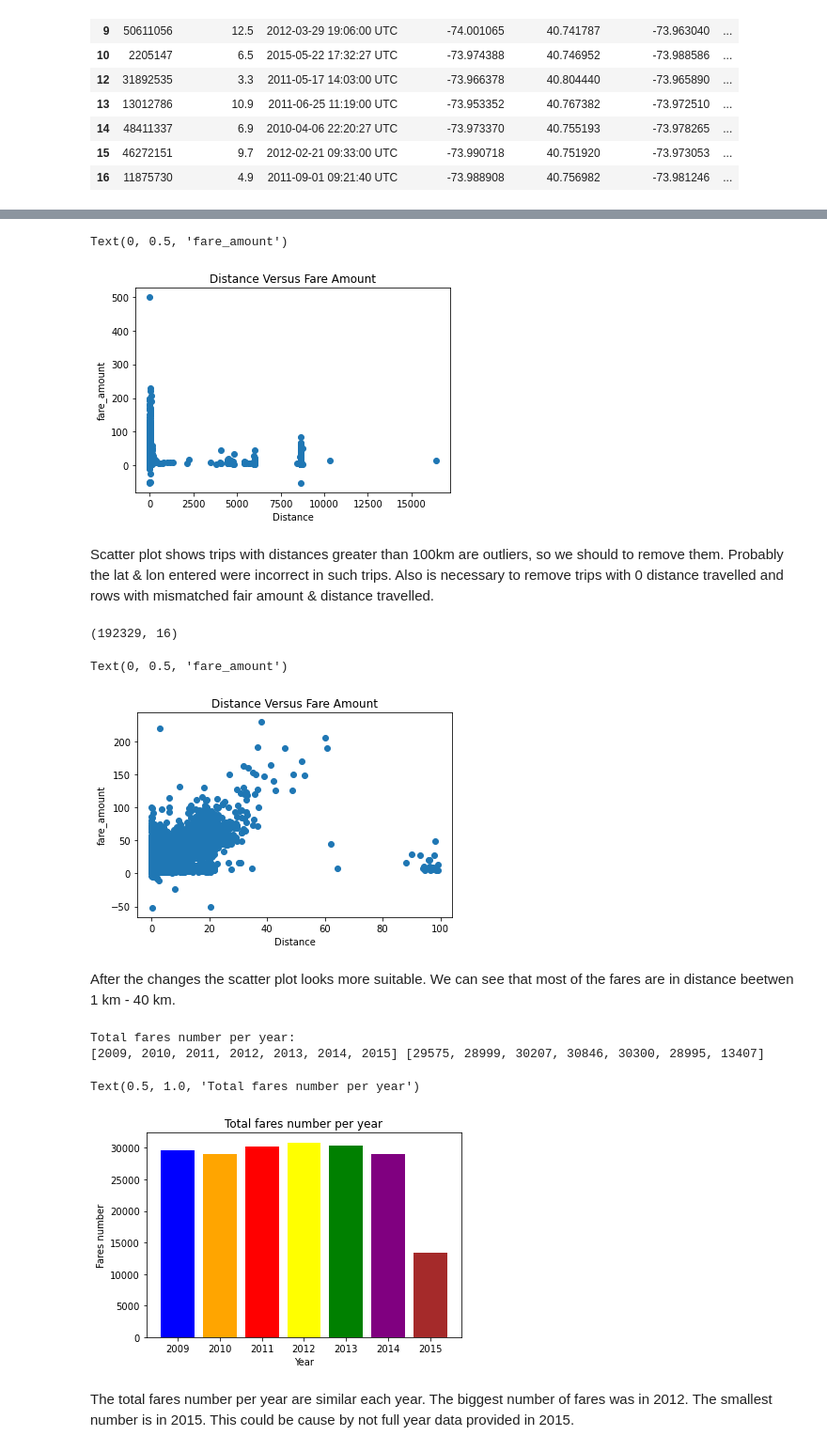
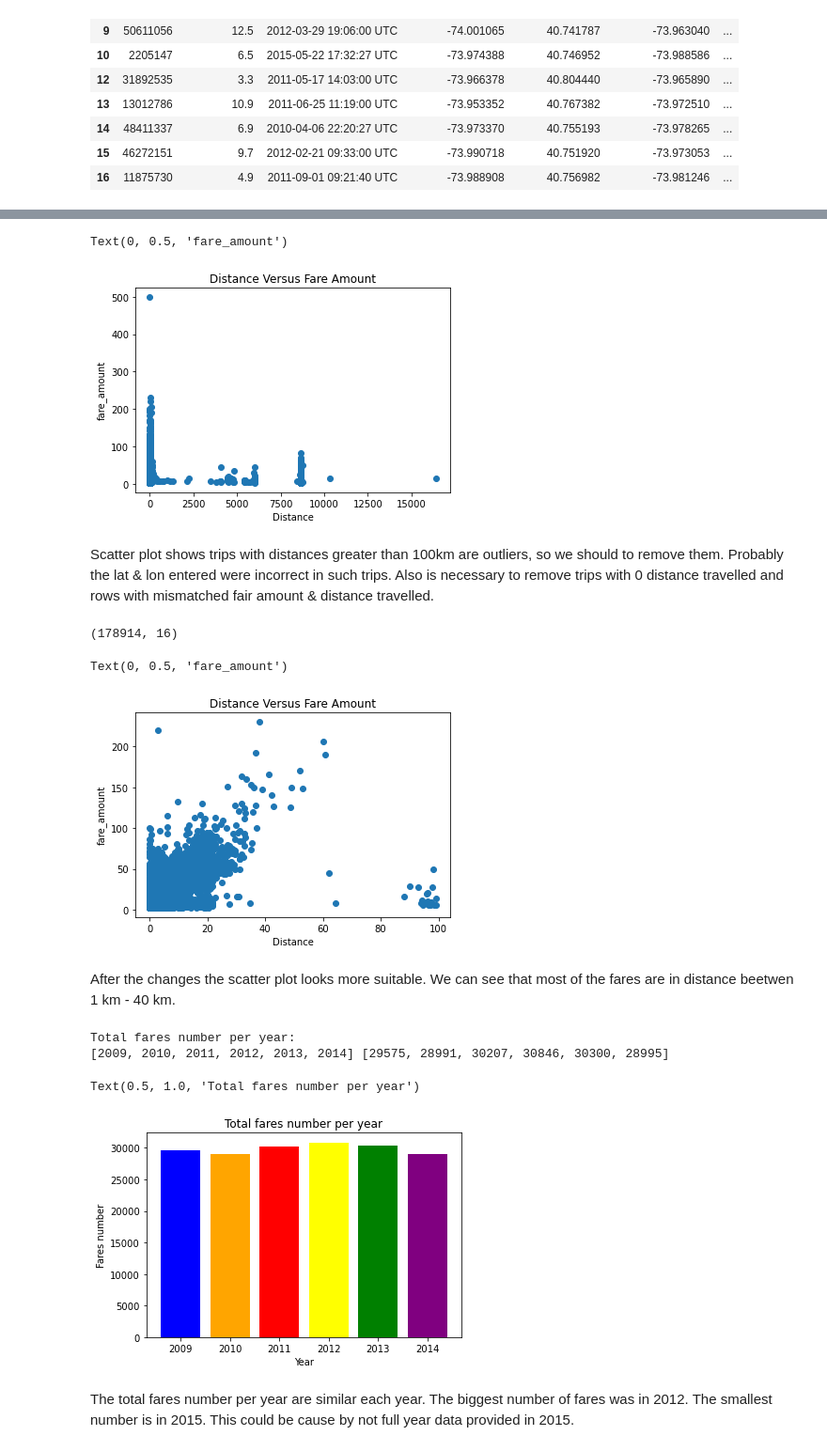
Before and after one commit to Maliha2030/Project1_The_A_Team_Uber, a Jupyter notebook: project_script_marta.ipynb, the cells around one changed output, grey strips where cells are left out. Shown: that part at 94% size. Saved outputs shown, nothing was run; the diff lists cells and outputs as text; code cells hidden in the pictures.

```diff
--- a/project_script_marta.ipynb
+++ b/project_script_marta.ipynb
@@ -71,6 +66,8 @@ uber_file_df.head(15)
 | 15 | 46272151 | 9.7 | 2012-02-21 09:33:00 UTC | -73.990718 | 40.751920 | -73.973053 | ... |
 | 16 | 11875730 | 4.9 | 2011-09-01 09:21:40 UTC | -73.988908 | 40.756982 | -73.981246 | ... |
 # %%
+# Drop N/A values in the dataset
+uber_file_df = uber_file_df.dropna(how='any')
 # Checking the shape of data after changes
 uber_file_df.shape
 # %% [output]
@@ -79,7 +76,7 @@ uber_file_df.shape
 # Delete rows  with 0 passengers and fare amount value
 uber_file_df.drop(uber_file_df[uber_file_df['passenger_count'] == 0].index, inplace = True)
 uber_file_df.drop(uber_file_df[uber_file_df['passenger_count'] == 208].index, inplace = True)
-uber_file_df.drop(uber_file_df[uber_file_df['fare_amount'] == 0].index, inplace = True)
+uber_file_df.drop(uber_file_df[uber_file_df['fare_amount'] < 1].index, inplace = True)
 # %%
 # Checking the shape of data after changes
 uber_file_df.shape
@@ -99,3 +96,7 @@ uber_file_df['counter'] = 1
 
 days = {0:'Mon',1:'Tue',2:'Wed',3:'Thu',4:'Fri',5:'Sat',6:'Sun'}
 uber_file_df['Day of Week'] = uber_file_df['Day of Week'].map(days)
+# %%
+uber_file_df.drop(uber_file_df[uber_file_df['Year'] == 2015].index, inplace = True)
+year_counts = uber_file_df["Year"].value_counts()
+year_counts
@@ -146,7 +144,7 @@ plt.xlabel("Distance")
 plt.ylabel("fare_amount")
 # %% [output]
 Text(0, 0.5, 'fare_amount')
-[figure, old version]
+[figure, new version]
 # %% [markdown]
 Scatter plot shows trips with distances greater than 100km are outliers, so we should to remove them. Probably  the lat & lon entered were incorrect in such trips.
 Also is necessary to remove trips with 0 distance travelled and rows with mismatched fair amount & distance travelled.
@@ -160,7 +158,7 @@ uber_file_df.drop(uber_file_df[(uber_file_df['fare_amount']>100) & (uber_file_df
 # Checking the shape of data after changes
 uber_file_df.shape
 # %% [output]
-(192329, 16)
+(178914, 16)
 # %%
 # Create a scater plot Distance vs Fare Amount after changes done on data frame
 plt.scatter(uber_file_df['Distance'], uber_file_df['fare_amount'])
@@ -169,34 +167,34 @@ plt.xlabel("Distance")
 plt.ylabel("fare_amount")
 # %% [output]
 Text(0, 0.5, 'fare_amount')
-[figure, old version]
+[figure, new version]
 # %% [markdown]
 After the changes the scatter plot looks more suitable. We can see that most of the fares are in distance beetwen 1 km - 40 km.
 # %%
 # Calculate total  fares number per year
 number_of_fares = []
 
-year = [2009, 2010, 2011, 2012, 2013, 2014, 2015]
+year = [2009, 2010, 2011, 2012, 2013, 2014]
 
-colors = ['blue', 'orange', 'red', 'yellow', 'green', 'purple', 'brown']
-for i in range(2009, 2016):
+colors = ['blue', 'orange', 'red', 'yellow', 'green', 'purple']
+for i in range(2009, 2015):
     x = uber_file_df.loc[uber_file_df['Year'] == i, 'counter'].sum()
     number_of_fares .append(x)
 
 print("Total fares number per year: ")
 print(year, number_of_fares )
 
 # Create bar chart and  set the xlabel and ylabel
 
 plt.bar(year, number_of_fares , color=colors)
 plt.xlabel("Year")
 plt.ylabel("Fares number")
 plt.title("Total fares number per year")
 # %% [output]
 Total fares number per year:
-[2009, 2010, 2011, 2012, 2013, 2014, 2015] [29575, 28999, 30207, 30846, 30300, 28995, 13407]
+[2009, 2010, 2011, 2012, 2013, 2014] [29575, 28991, 30207, 30846, 30300, 28995]
 Text(0.5, 1.0, 'Total fares number per year')
-[figure, old version]
+[figure, new version]
 # %% [markdown]
 The total fares number per year are similar each year.
 The biggest number of fares was in 2012.
```
Also changed, not shown: parts of 28 cells of this notebook.
